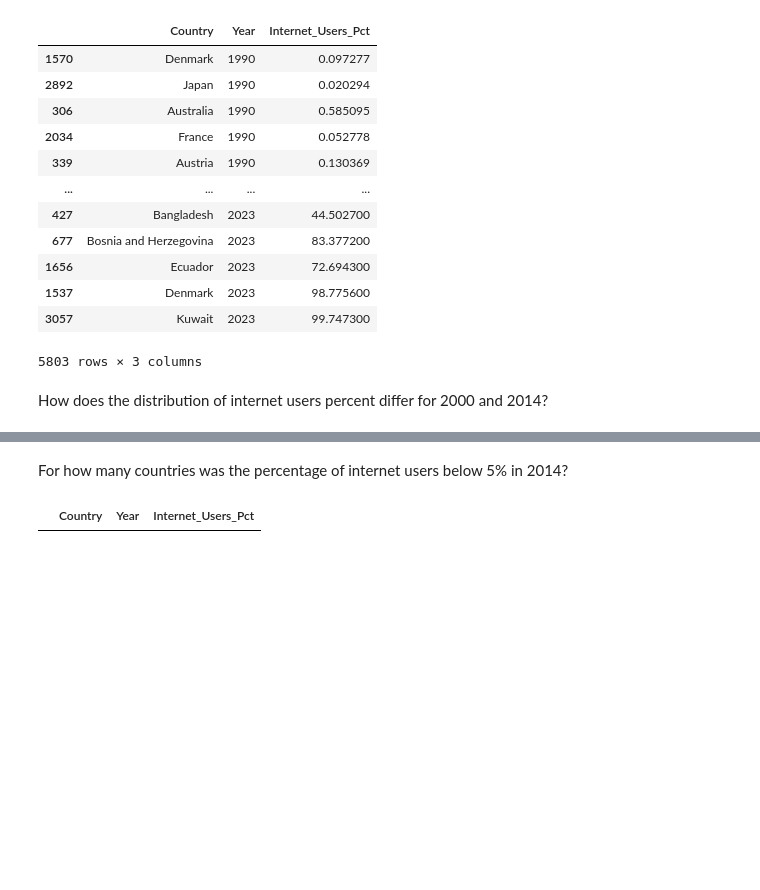
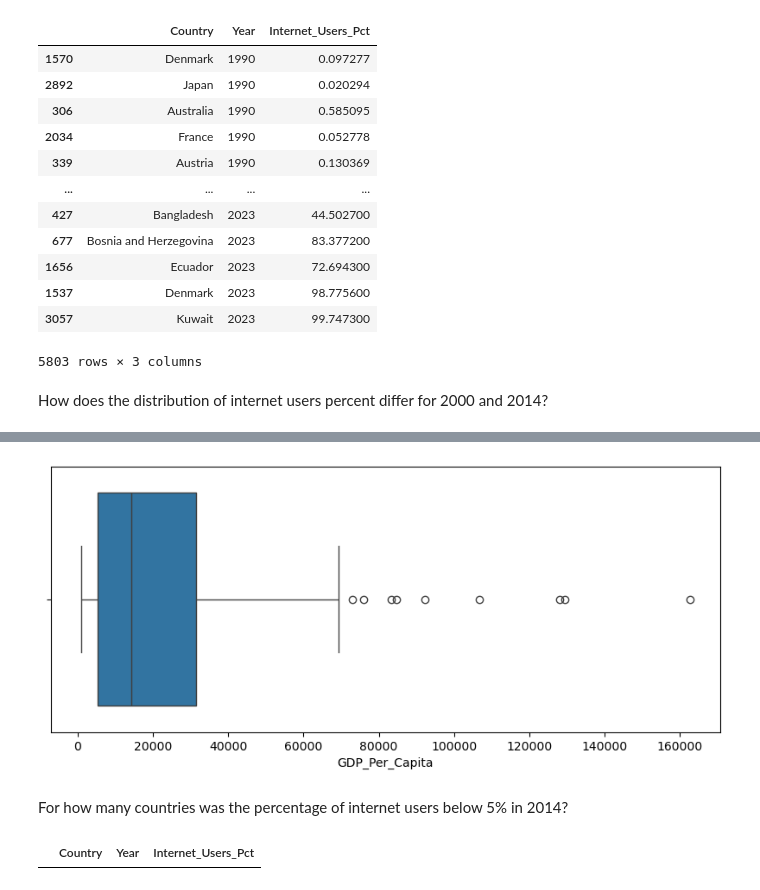
Before and after one commit to NewForce-Cohort-11-Data/gdp-and-internet-usage-Ripplegrin, a Jupyter notebook: UN_Data_Project.ipynb, the cells around one changed output, grey strips where cells are left out. Saved outputs shown, nothing was run; the diff lists cells and outputs as text; code cells hidden in the pictures; blank space fills up the shorter version.

```diff
--- a/UN_Data_Project.ipynb
+++ b/UN_Data_Project.ipynb
@@ -239,3 +261,11 @@ How does the distribution of internet users percent differ for 2000 and 2014?
+# %%
+y14k = [2014]
+y14k_df= gdp_df.loc[gdp_df.Year.isin(y14k)]
+plt.figure(figsize = (10,4))
+sns.boxplot(data = y14k_df, x = 'GDP_Per_Capita')
+plt.show()
+# %% [output]
+[figure, added]
 # %% [markdown]
 For how many countries was the percentage of internet users below 5% in 2014?
 # %%
```
Also changed, not shown: parts of 5 cells of this notebook.
